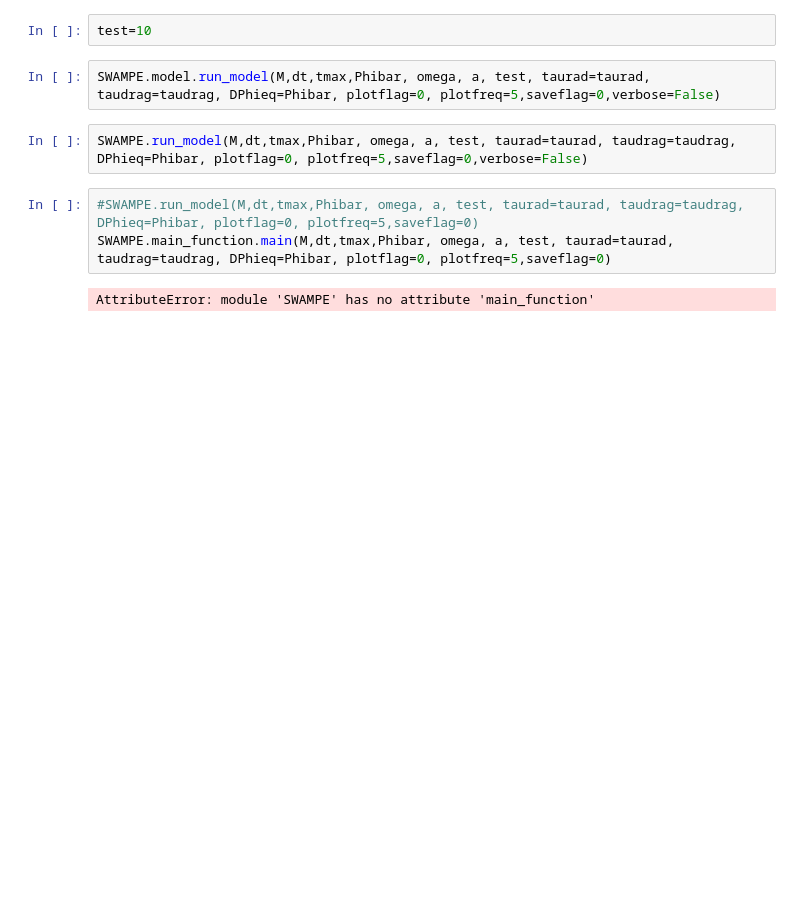
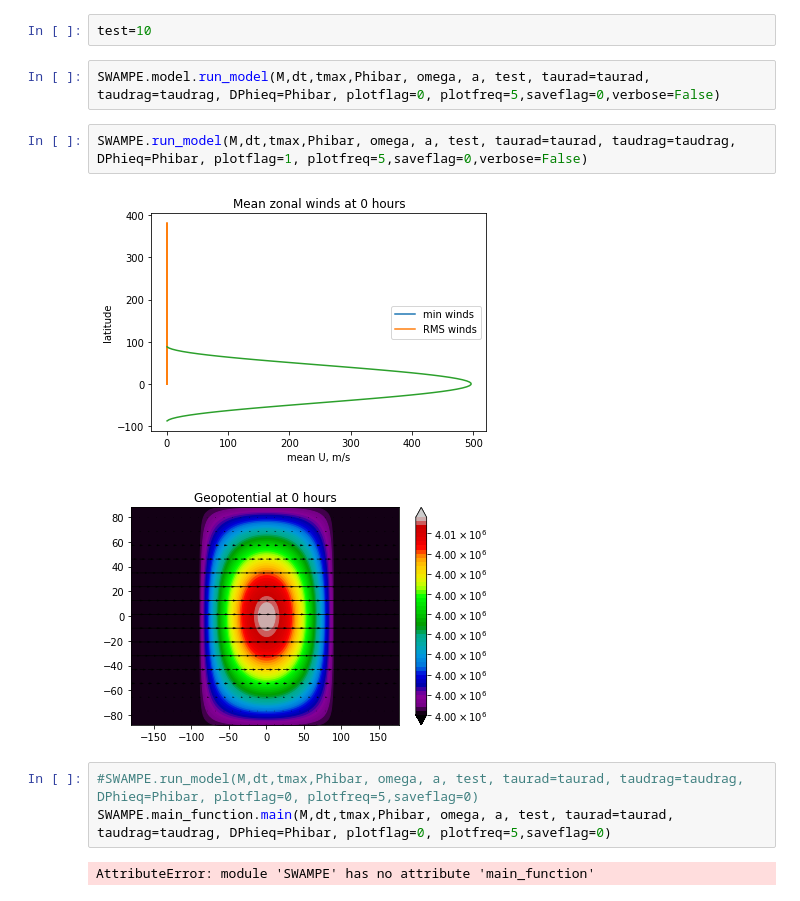
Before and after one commit to kathlandgren/SWAMPE, a Jupyter notebook: docs/source/notebooks/usage.ipynb, the cells around one changed output. Cells and saved outputs as stored; diff of their text form; blank space fills up the shorter version.

```diff
--- a/docs/source/notebooks/usage.ipynb
+++ b/docs/source/notebooks/usage.ipynb
@@ -93,7 +93,10 @@ test=10
 # %%
 SWAMPE.model.run_model(M,dt,tmax,Phibar, omega, a, test, taurad=taurad, taudrag=taudrag, DPhieq=Phibar, plotflag=0, plotfreq=5,saveflag=0,verbose=False)
 # %%
-SWAMPE.run_model(M,dt,tmax,Phibar, omega, a, test, taurad=taurad, taudrag=taudrag, DPhieq=Phibar, plotflag=0, plotfreq=5,saveflag=0,verbose=False)
+SWAMPE.run_model(M,dt,tmax,Phibar, omega, a, test, taurad=taurad, taudrag=taudrag, DPhieq=Phibar, plotflag=1, plotfreq=5,saveflag=0,verbose=False)
+# %% [output]
+[figure, added]
+[figure, added]
 # %%
 #SWAMPE.run_model(M,dt,tmax,Phibar, omega, a, test, taurad=taurad, taudrag=taudrag, DPhieq=Phibar, plotflag=0, plotfreq=5,saveflag=0)
 SWAMPE.main_function.main(M,dt,tmax,Phibar, omega, a, test, taurad=taurad, taudrag=taudrag, DPhieq=Phibar, plotflag=0, plotfreq=5,saveflag=0)
```
Also changed, not shown: 1 other file.
